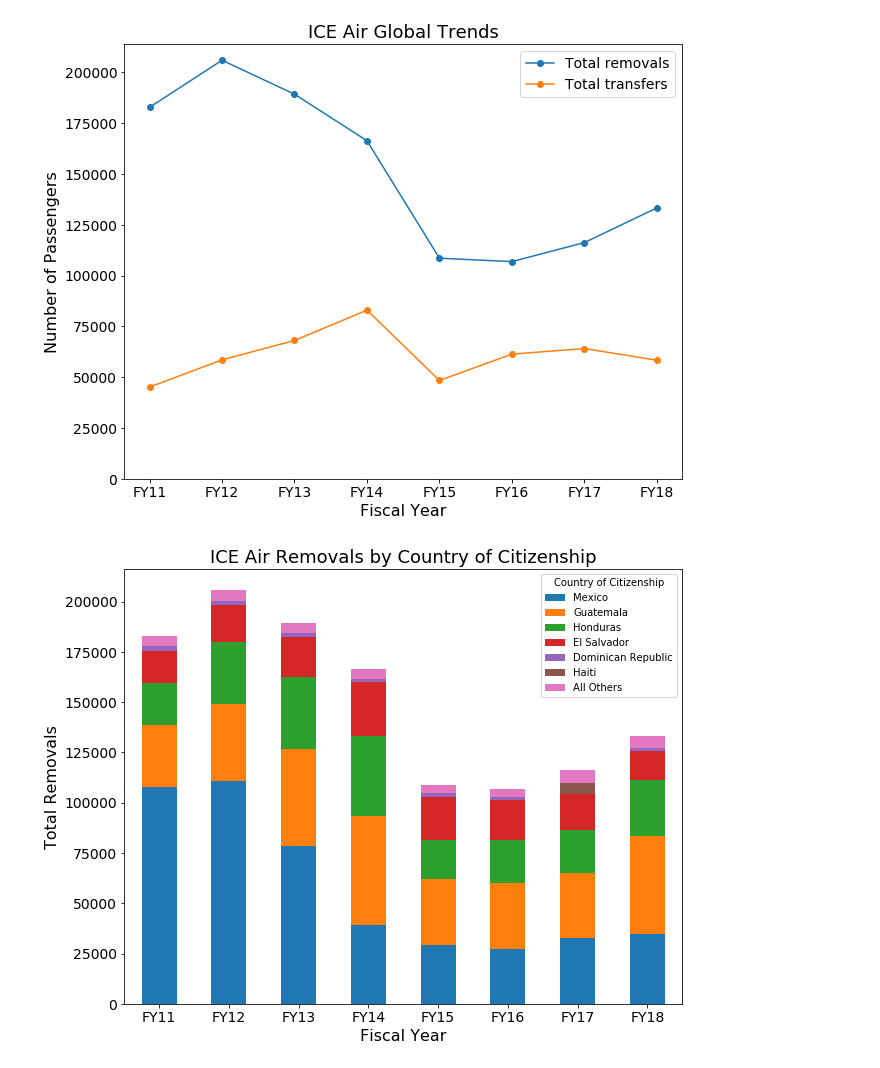
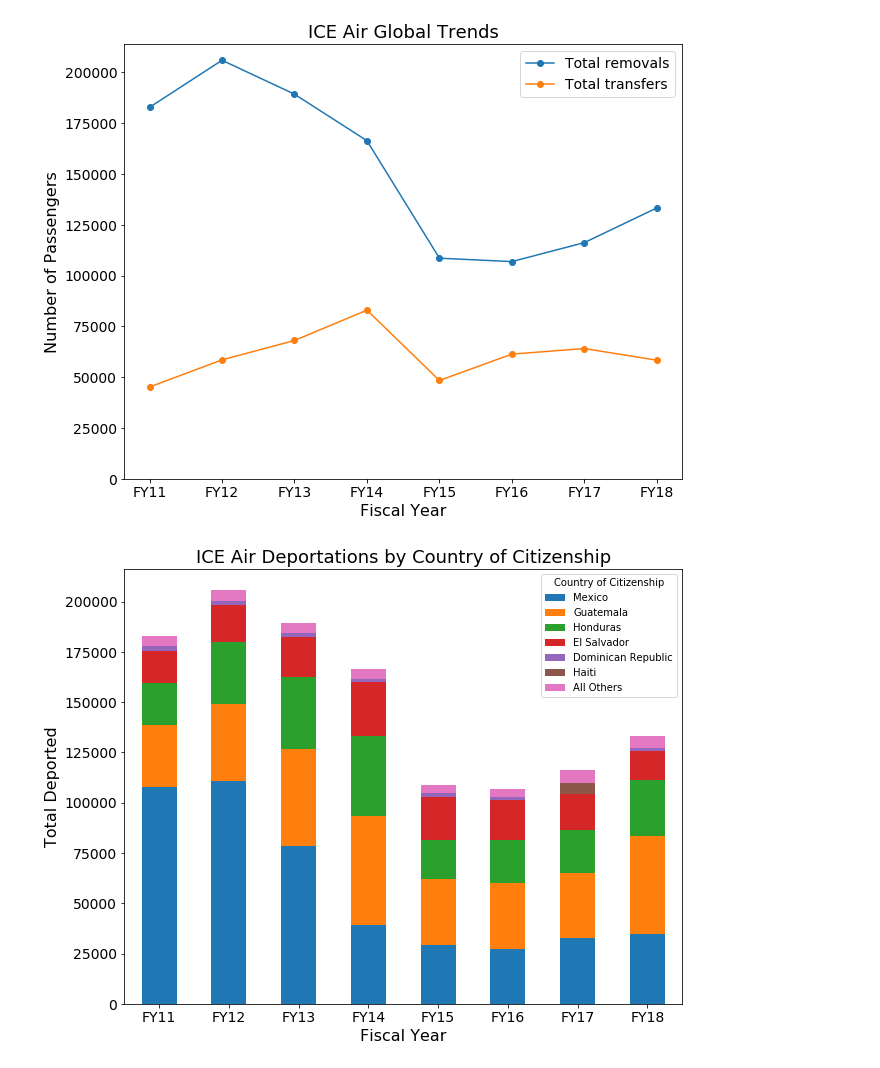
Before and after one commit to UWCHR/ice-air, a Jupyter notebook: analyze/note/global.ipynb, the cells around one changed output. Cells and saved outputs as stored; diff of their text form; code cells hidden in the pictures.

```diff
--- a/analyze/note/global.ipynb
+++ b/analyze/note/global.ipynb
@@ -380,18 +379,24 @@ top_5_data.columns.name = 'Country of Citizenship'
 # %%
 def country_of_citizenship_trend(data, title=str, xlabel=str, ylabel=str):
 
     fig, ax = plt.subplots()
 
+    data.plot(kind='bar', stacked=True, legend=True, ax=ax)
+
     ax.set_ylabel(ylabel, fontsize=16)
     ax.set_xlabel(xlabel, fontsize=16)
     ax.set_title(title, fontsize=18)
     ax.tick_params(labelsize=14)
+    plt.xticks(rotation=0)
 
-    data.plot(kind='bar', stacked=True, ax=ax, rot=0, figsize=(10, 8));
+    filename = title.replace(' ', '-')
+    fig.set_size_inches(10, 8)
+    fig.savefig(f'../output/{filename}.png', dpi=100)
+    return fig, ax
+
+country_of_citizenship_trend(top_5_data.drop('FY19'),
+                             title='ICE Air Deportations by Country of Citizenship',
+                             ylabel='Total Deported',
+                             xlabel='Fiscal Year');
+# %% [output]
+[figure, added]
-# %%
-country_of_citizenship_trend(top_5_data.drop('FY19'),
-                             title='ICE Air Removals by Country of Citizenship',
-                             ylabel='Total Removals',
-                             xlabel='Fiscal Year')
-# %% [output]
-[figure, removed]
```
Also changed, not shown: parts of 8 cells of this notebook, 8 other files.
